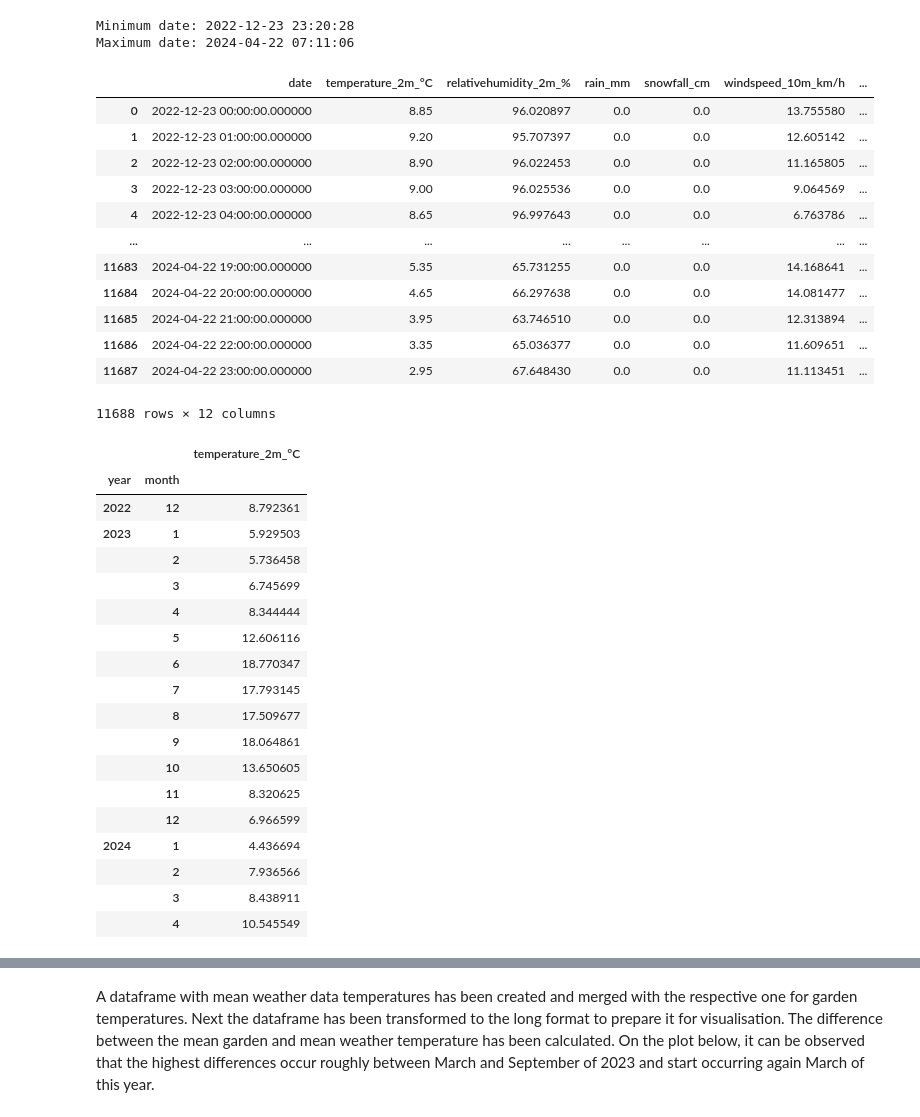
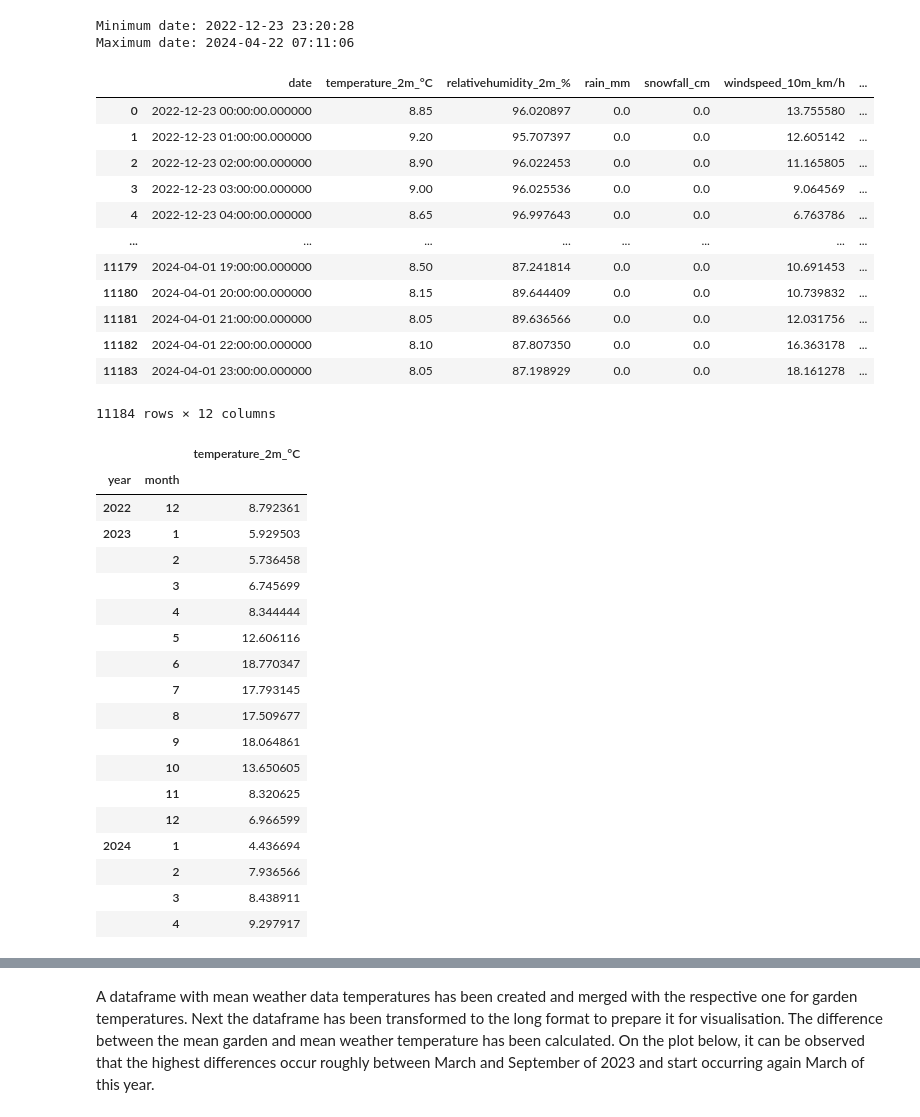
Before and after one commit to Yufanggg/Smart-House, a Jupyter notebook: report_temperature_difference.ipynb, the cells around one changed output, grey strips where cells are left out. Saved outputs shown, nothing was run; the diff lists cells and outputs as text; code cells hidden in the pictures.

```diff
--- a/report_temperature_difference.ipynb
+++ b/report_temperature_difference.ipynb
@@ -111,28 +111,28 @@ print('Maximum date:', max_date)
 Minimum date: 2022-12-23 23:20:28
 Maximum date: 2024-04-22 07:11:06
 # %%
-sql = "SELECT * FROM openweathermap"
+sql = "SELECT * FROM openweathermap WHERE date BETWEEN '2022-12-23' AND '2024-04-2022'"
 weather_df = db.query(stmt = sql, as_df = True, rawSQL = True)
 
 weather_df['datetime'] = pd.to_datetime(weather_df['unixtime'],unit='s')
 weather_df['month'] = pd.to_datetime(weather_df['datetime']).dt.month
 weather_df['year'] = pd.to_datetime(weather_df['datetime']).dt.year
 
 weather_df
 # %% [output]
 |  | date | temperature_2m_°C | relativehumidity_2m_% | rain_mm | snowfall_cm | windspeed_10m_km/h | ... |
 | 0 | 2022-12-23 00:00:00.000000 | 8.85 | 96.020897 | 0.0 | 0.0 | 13.755580 | ... |
 | 1 | 2022-12-23 01:00:00.000000 | 9.20 | 95.707397 | 0.0 | 0.0 | 12.605142 | ... |
 | 2 | 2022-12-23 02:00:00.000000 | 8.90 | 96.022453 | 0.0 | 0.0 | 11.165805 | ... |
 | 3 | 2022-12-23 03:00:00.000000 | 9.00 | 96.025536 | 0.0 | 0.0 | 9.064569 | ... |
 | 4 | 2022-12-23 04:00:00.000000 | 8.65 | 96.997643 | 0.0 | 0.0 | 6.763786 | ... |
 | ... | ... | ... | ... | ... | ... | ... | ... |
-| 11683 | 2024-04-22 19:00:00.000000 | 5.35 | 65.731255 | 0.0 | 0.0 | 14.168641 | ... |
-| 11684 | 2024-04-22 20:00:00.000000 | 4.65 | 66.297638 | 0.0 | 0.0 | 14.081477 | ... |
-| 11685 | 2024-04-22 21:00:00.000000 | 3.95 | 63.746510 | 0.0 | 0.0 | 12.313894 | ... |
-| 11686 | 2024-04-22 22:00:00.000000 | 3.35 | 65.036377 | 0.0 | 0.0 | 11.609651 | ... |
-| 11687 | 2024-04-22 23:00:00.000000 | 2.95 | 67.648430 | 0.0 | 0.0 | 11.113451 | ... |
+| 11179 | 2024-04-01 19:00:00.000000 | 8.50 | 87.241814 | 0.0 | 0.0 | 10.691453 | ... |
+| 11180 | 2024-04-01 20:00:00.000000 | 8.15 | 89.644409 | 0.0 | 0.0 | 10.739832 | ... |
+| 11181 | 2024-04-01 21:00:00.000000 | 8.05 | 89.636566 | 0.0 | 0.0 | 12.031756 | ... |
+| 11182 | 2024-04-01 22:00:00.000000 | 8.10 | 87.807350 | 0.0 | 0.0 | 16.363178 | ... |
+| 11183 | 2024-04-01 23:00:00.000000 | 8.05 | 87.198929 | 0.0 | 0.0 | 18.161278 | ... |
-11688 rows × 12 columns
+11184 rows × 12 columns
 # %%
 weather_temp = weather_df.groupby(["year", "month"])[["temperature_2m_°C"]].mean()
 weather_temp
@@ -155,7 +155,7 @@ weather_temp
 | 2024 | 1 | 4.436694 |
 |  | 2 | 7.936566 |
 |  | 3 | 8.438911 |
-|  | 4 | 10.545549 |
+|  | 4 | 9.297917 |
 # %%
 temp_diff = pd.concat([garden_air_temp, weather_temp], axis=1, join='outer')
 temp_diff['Temp_diff'] = temp_diff['value'] - temp_diff['temperature_2m_°C']
```
Also changed, not shown: parts of 9 cells of this notebook.
